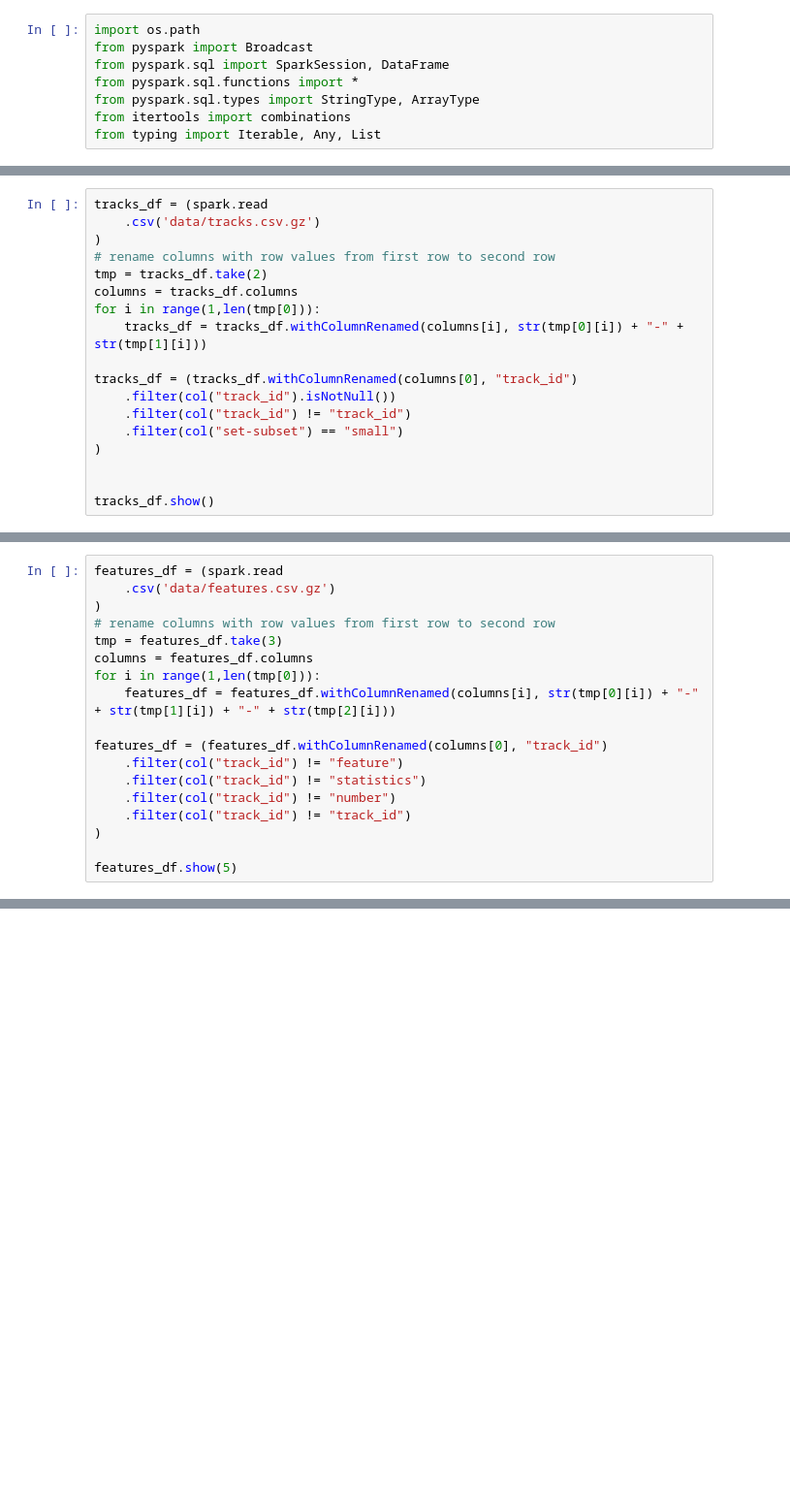
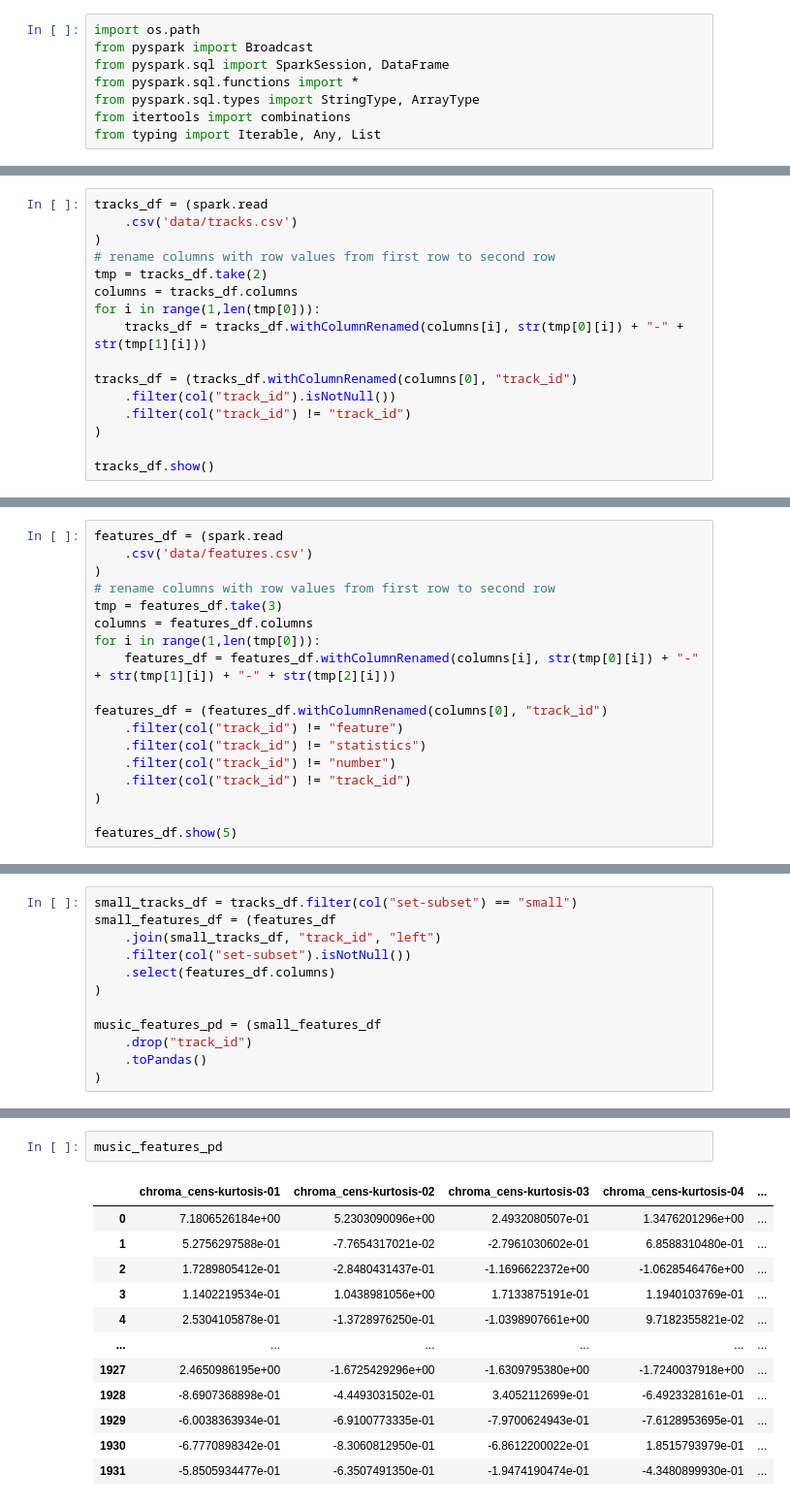
Before and after one commit to pedrocarush/MDLE-Assignment2, a Jupyter notebook: exercise1.ipynb, the cells around one changed output, grey strips where cells are left out. Shown at 97% size. Saved outputs shown, nothing was run; the diff lists cells and outputs as text; blank space fills up the shorter version.

Commit message:
Beginning clustering of small subset
Co-authored-by: Martinho Tavares <martinhoT@users.noreply.github.com>

```diff
--- a/exercise1.ipynb
+++ b/exercise1.ipynb
@@ -26,6 +27,6 @@ To adjust logging level use sc.setLogLevel(newLevel). For SparkR, use setLogLeve
 # %%
 tracks_df = (spark.read
-    .csv('data/tracks.csv.gz')
+    .csv('data/tracks.csv')
 )
 # rename columns with row values from first row to second row
 tmp = tracks_df.take(2)
@@ -36,9 +37,7 @@ for i in range(1,len(tmp[0])):
 tracks_df = (tracks_df.withColumnRenamed(columns[0], "track_id")
     .filter(col("track_id").isNotNull())
     .filter(col("track_id") != "track_id")
-    .filter(col("set-subset") == "small")
 )
 
-
 tracks_df.show()
 # %% [output]
@@ -61,7 +60,7 @@ tracks_df.show()
 only showing top 20 rows
 # %%
 features_df = (spark.read
-    .csv('data/features.csv.gz')
+    .csv('data/features.csv')
 )
 # rename columns with row values from first row to second row
 tmp = features_df.take(3)
@@ -90,0 +92,12 @@ only showing top 5 rows
+# %%
+small_tracks_df = tracks_df.filter(col("set-subset") == "small")
+small_features_df = (features_df
+    .join(small_tracks_df, "track_id", "left")
+    .filter(col("set-subset").isNotNull())
+    .select(features_df.columns)
+)
+
+music_features_pd = (small_features_df
+    .drop("track_id")
+    .toPandas()
+)
@@ -90,0 +108,15 @@ only showing top 5 rows
+# %%
+music_features_pd
+# %% [output]
+|  | chroma_cens-kurtosis-01 | chroma_cens-kurtosis-02 | chroma_cens-kurtosis-03 | chroma_cens-kurtosis-04 | ... |
+| 0 | 7.1806526184e+00 | 5.2303090096e+00 | 2.4932080507e-01 | 1.3476201296e+00 | ... |
+| 1 | 5.2756297588e-01 | -7.7654317021e-02 | -2.7961030602e-01 | 6.8588310480e-01 | ... |
+| 2 | 1.7289805412e-01 | -2.8480431437e-01 | -1.1696622372e+00 | -1.0628546476e+00 | ... |
+| 3 | 1.1402219534e-01 | 1.0438981056e+00 | 1.7133875191e-01 | 1.1940103769e-01 | ... |
+| 4 | 2.5304105878e-01 | -1.3728976250e-01 | -1.0398907661e+00 | 9.7182355821e-02 | ... |
+| ... | ... | ... | ... | ... | ... |
+| 1927 | 2.4650986195e+00 | -1.6725429296e+00 | -1.6309795380e+00 | -1.7240037918e+00 | ... |
+| 1928 | -8.6907368898e-01 | -4.4493031502e-01 | 3.4052112699e-01 | -6.4923328161e-01 | ... |
+| 1929 | -6.0038363934e-01 | -6.9100773335e-01 | -7.9700624943e-01 | -7.6128953695e-01 | ... |
+| 1930 | -6.7770898342e-01 | -8.3060812950e-01 | -6.8612200022e-01 | 1.8515793979e-01 | ... |
+| 1931 | -5.8505934477e-01 | -6.3507491350e-01 | -1.9474190474e-01 | -4.3480899930e-01 | ... |
```
Also changed, not shown: parts of 12 cells of this notebook.
